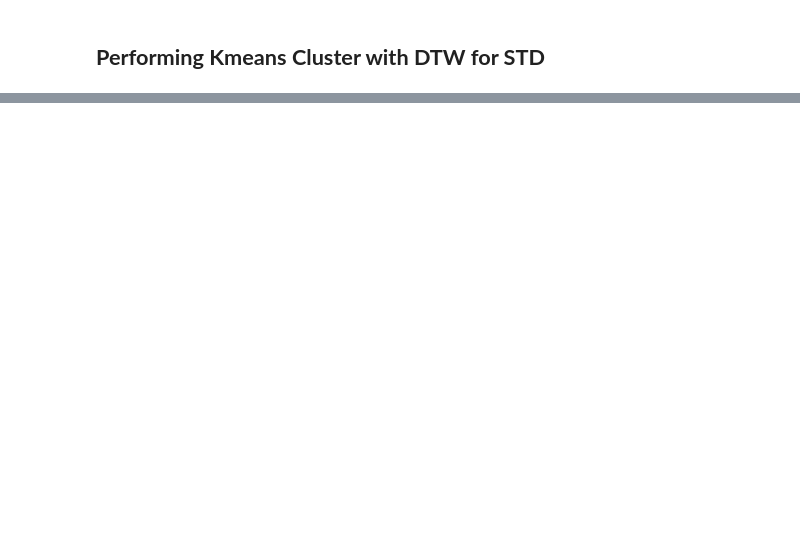
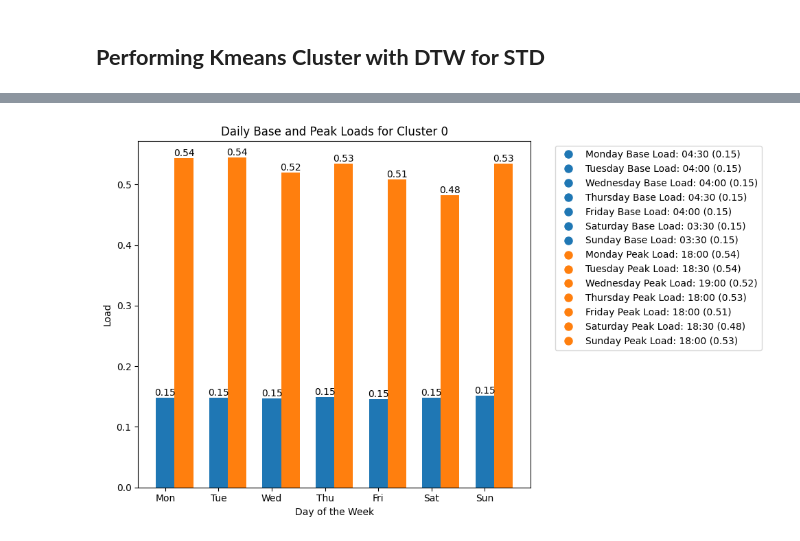
Before and after one commit to NirmalMJohn/DataScience_Project, a Jupyter notebook: Main_Forecasting.ipynb, the cells around one changed output, grey strips where cells are left out. Saved outputs shown, nothing was run; the diff lists cells and outputs as text; code cells hidden in the pictures; blank space fills up the shorter version.

```diff
--- a/Main_Forecasting.ipynb
+++ b/Main_Forecasting.ipynb
@@ -1165,0 +1409,3 @@ plot_cluster_daily_consumption(std_hhavg_clusters)
+# %%
+std_peak_hh_avg_pivot['Cluster']= std_pca_with_clusters['Cluster']
+std_peak_hh_avg_pivot
@@ -1165,0 +1431,2 @@ plot_cluster_daily_consumption(std_hhavg_clusters)
+# %%
+base_peak_loads = calculate_daily_base_peak_with_timesteps(std_peak_hh_avg_pivot.copy())
@@ -1165,0 +1441,2 @@ plot_cluster_daily_consumption(std_hhavg_clusters)
+# %%
+base_peak_df = base_peak_loads.rename(columns={'index': 'Cluster'})
@@ -1165,0 +1453,4 @@ plot_cluster_daily_consumption(std_hhavg_clusters)
+# %%
+plot_daily_base_peak(base_peak_df, cluster_id=0)
+# %% [output]
+[figure, added]
```
Also changed, not shown: parts of 109 cells of this notebook.
